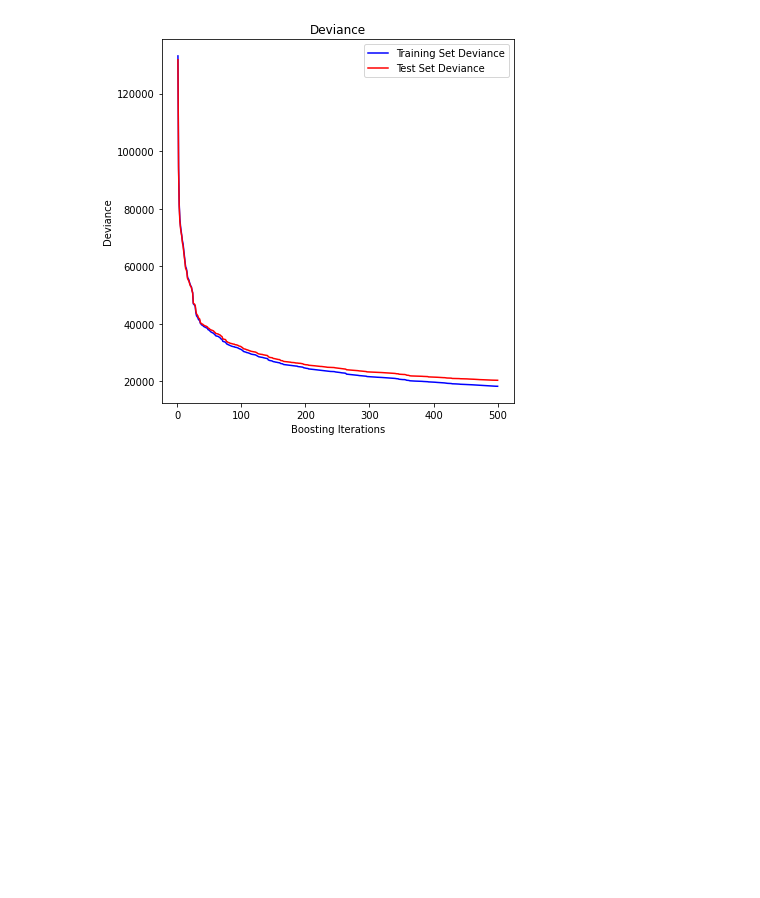
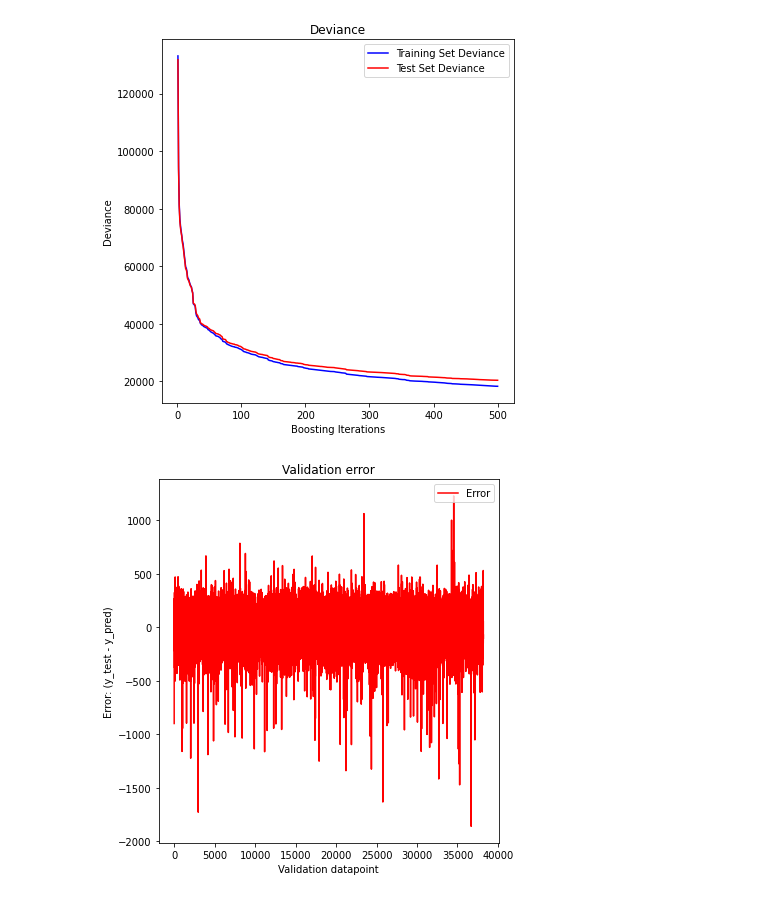
Before and after one commit to freek1/energy-demand-prediction, a Jupyter notebook: analysis.ipynb, the cells around one changed output. Cells and saved outputs as stored; diff of their text form; code cells hidden in the pictures; blank space fills up the shorter version.

Commit message:
added validation error plot

```diff
--- a/analysis.ipynb
+++ b/analysis.ipynb
@@ -367,3 +367,15 @@ data = {'y_pred': y_pred,
         'y_test': y_test}
 df = pd.DataFrame(data)
 df.to_csv('validation_predictions.csv', index=False)
+# %%
+fig = plt.figure(figsize=(6, 6))
+plt.subplot(1, 1, 1)
+plt.title("Validation error")
+plt.plot(np.arange(len(y_pred)), y_test - y_pred, "r-", label="Error")
+plt.legend(loc="upper right")
+plt.xlabel("Validation datapoint")
+plt.ylabel("Error: (y_test - y_pred)")
+fig.tight_layout()
+plt.show()
+# %% [output]
+[figure, added]
```
Also changed, not shown: parts of 3 cells of this notebook, 1 other file.
